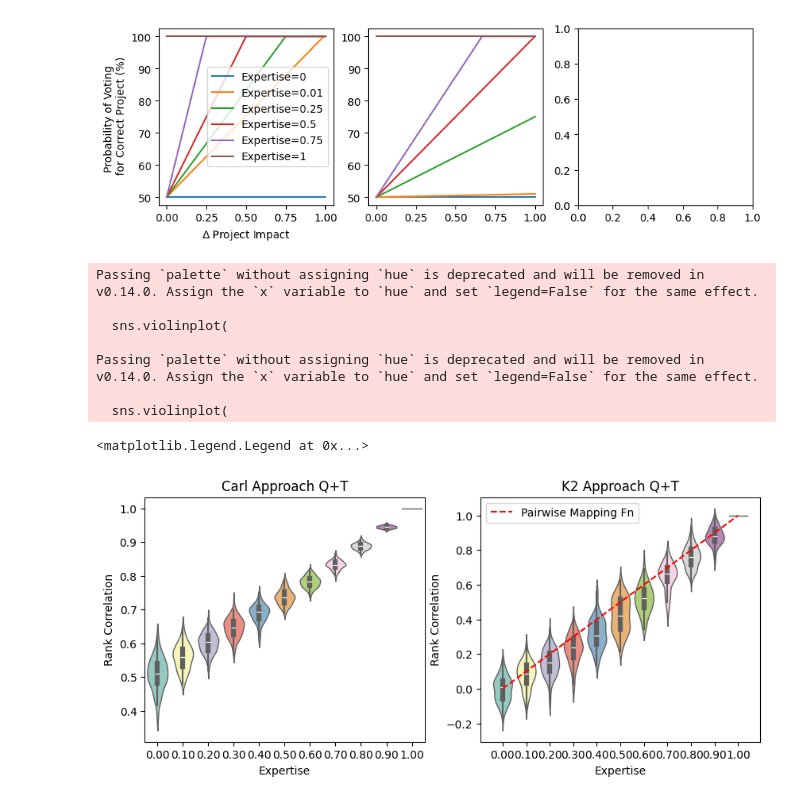
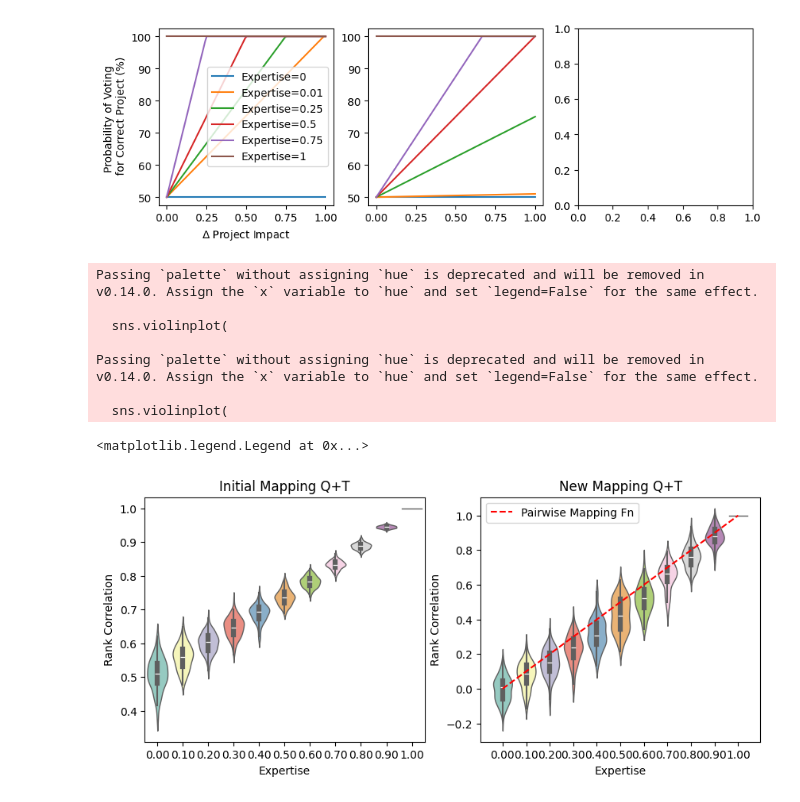
Before and after one commit to CELtd/voting_mechanism_design, a Jupyter notebook: notebooks/expertises_functions.ipynb, the cells around one changed output. Drawn from its saved outputs; the diff is of its cells as text; code cells hidden in the pictures.

```diff
--- a/notebooks/expertises_functions.ipynb
+++ b/notebooks/expertises_functions.ipynb
@@ -133,33 +133,33 @@ sns.violinplot(
     x='Expertise',
     y='Rank Correlation',
     linewidth=1,
     palette="Set3",
     formatter=fmtr,
     ax=ax[0]
 )
-ax[0].set_title('Carl Approach Q+T')
+ax[0].set_title('Initial Mapping Q+T')
 # ax[0].plot(range(len(expertise_vec)), 0.5*expertise_vec+0.5, linestyle='--', color='r')
 
 sns.violinplot(
     data=dff_k2,
     x='Expertise',
     y='Rank Correlation',
     linewidth=1,
     palette="Set3",
     formatter=fmtr,
     ax=ax[1]
 )
-ax[1].set_title('K2 Approach Q+T')
+ax[1].set_title('New Mapping Q+T')
 ax[1].plot(range(len(expertise_vec)), expertise_vec, linestyle='--', color='r',
            label='Pairwise Mapping Fn')
 ax[1].legend()
 # %% [output]
 Passing `palette` without assigning `hue` is deprecated and will be removed in v0.14.0. Assign the `x` variable to `hue` and set `legend=False` for the same effect.
 
   sns.violinplot(
 
 Passing `palette` without assigning `hue` is deprecated and will be removed in v0.14.0. Assign the `x` variable to `hue` and set `legend=False` for the same effect.
 
   sns.violinplot(
 <matplotlib.legend.Legend at 0x...>
-[figure, old version]
+[figure, new version]
```
Also changed, not shown: 3 other files.
